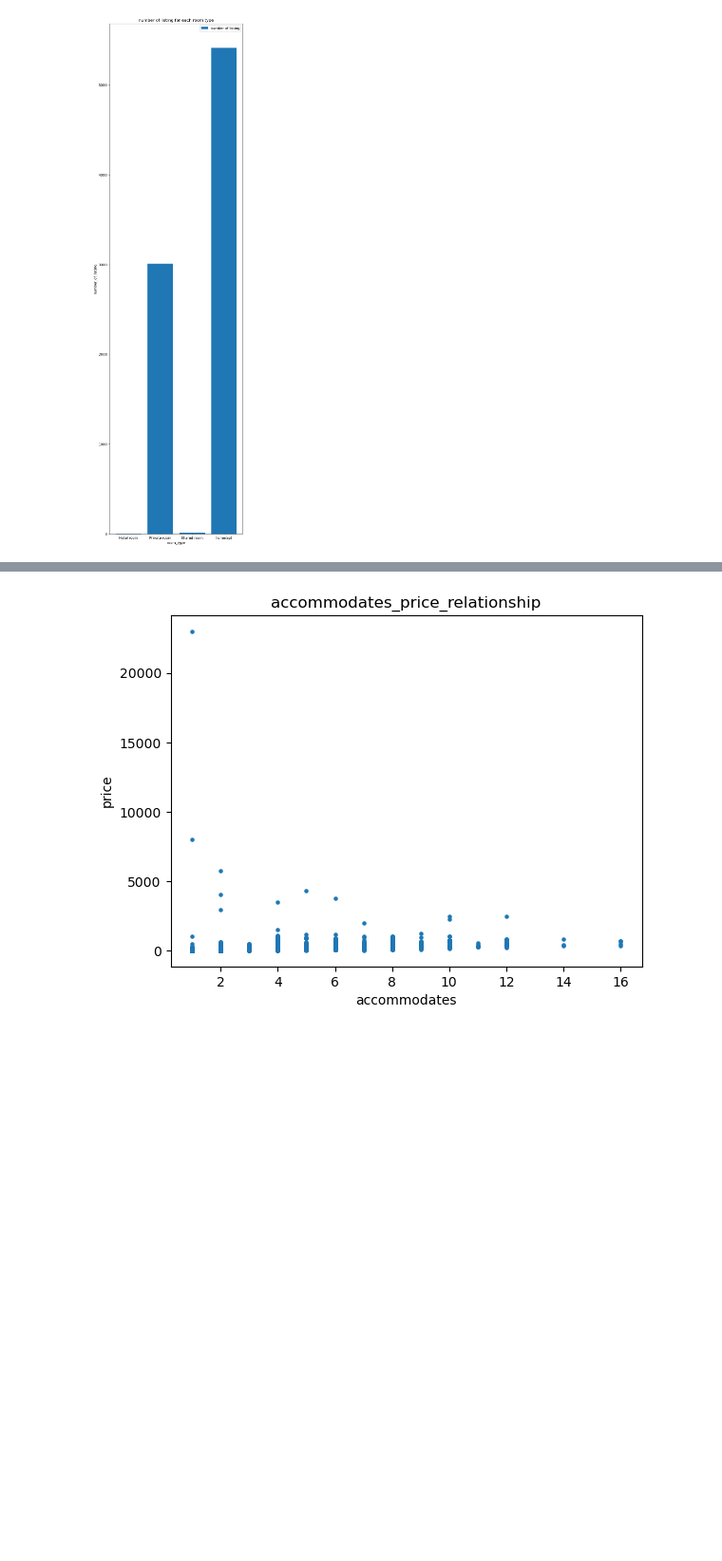
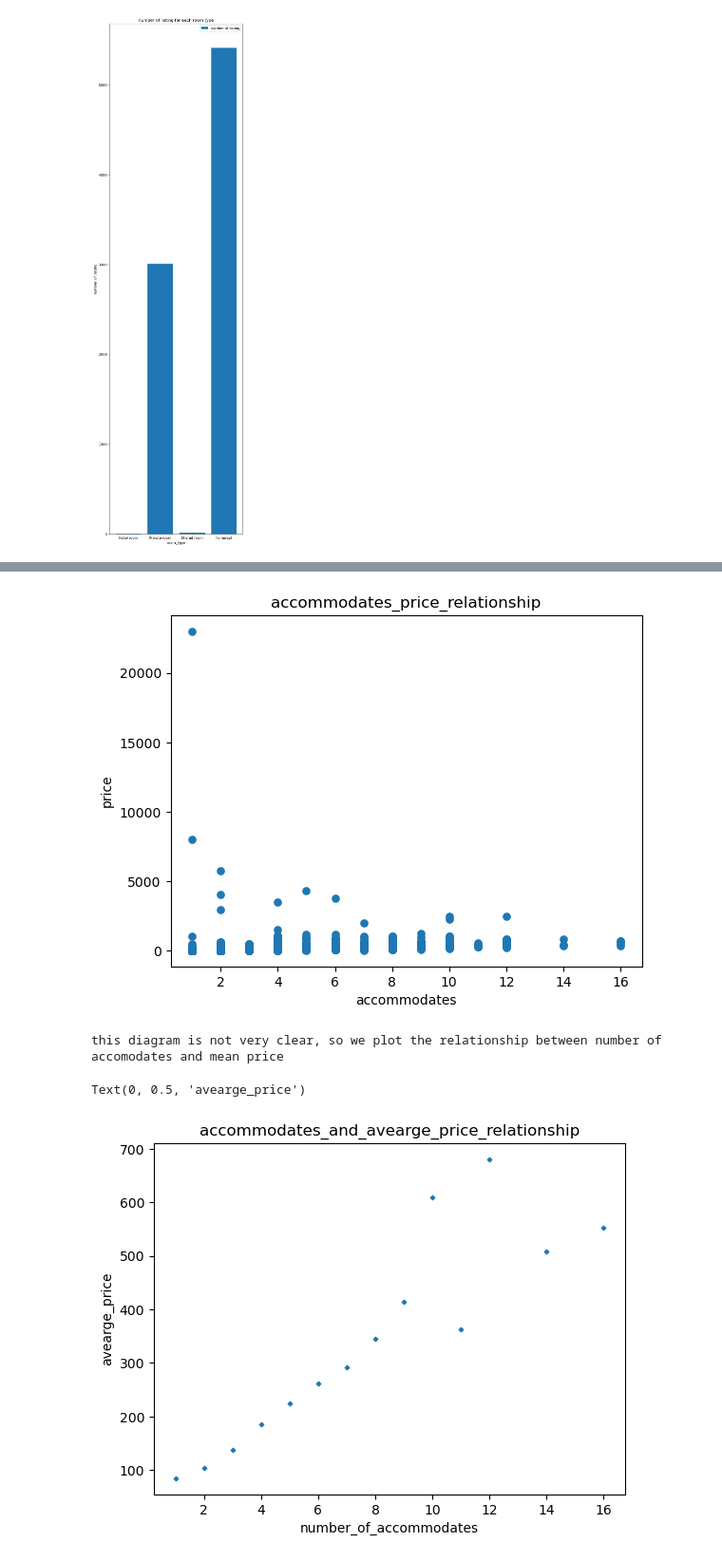
Before and after one commit to ALBERTMICHAEL7/com727assessment, a Jupyter notebook: matplotlib.ipynb, the cells around one changed output, grey strips where cells are left out. Shown at 95% size. Saved outputs shown, nothing was run; the diff lists cells and outputs as text; code cells hidden in the pictures; blank space fills up the shorter version.

```diff
--- a/matplotlib.ipynb
+++ b/matplotlib.ipynb
@@ -2,7 +2,7 @@
 %matplotlib inline
 import pandas as pd
 import matplotlib.pyplot as plt
-plot_frame=pd.read_csv("./Airbnb_UK_2022.csv",header=0)
+plot_frame=pd.read_csv("./Airbnb_UK_2022.csv",encoding='Latin-1',header=0)
 # %%
 list_bed_frequency=plot_frame["bedrooms"].value_counts().tolist()
 unique_number_beds=plot_frame["bedrooms"].unique().tolist()
@@ -46,10 +46,20 @@ dtype: int64
 # %%
 scatter_variable_x=plot_frame['accommodates'].tolist()
 scatter_variable_y=plot_frame['price'].tolist()
+mean_price=plot_frame.groupby('accommodates')['price'].mean()
+print(mean_price)
+y=mean_price.tolist()
+x=mean_price.index.tolist()
 fig=plt.figure()
-plt.scatter(scatter_variable_x,scatter_variable_y,marker='o',s=5)
+plt.scatter(scatter_variable_x,scatter_variable_y,marker='o',s=27)
+
 plt.title('accommodates_price_relationship')
 plt.ylabel('price')
 plt.xlabel('accommodates')
 plt.show()
+print("this diagram is not very clear, so we plot the relationship between number of accomodates and mean price")
+plt.scatter(x,y,marker='D',s=5)
+plt.title('accommodates_and_avearge_price_relationship')
+plt.xlabel('number_of_accommodates')
+plt.ylabel('avearge_price')
 # %% [output]
@@ -56 +82,4 @@ plt.show()
 [figure]
+this diagram is not very clear, so we plot the relationship between number of accomodates and mean price
+Text(0, 0.5, 'avearge_price')
+[figure, added]
```
Also changed, not shown: parts of 2 cells of this notebook.
